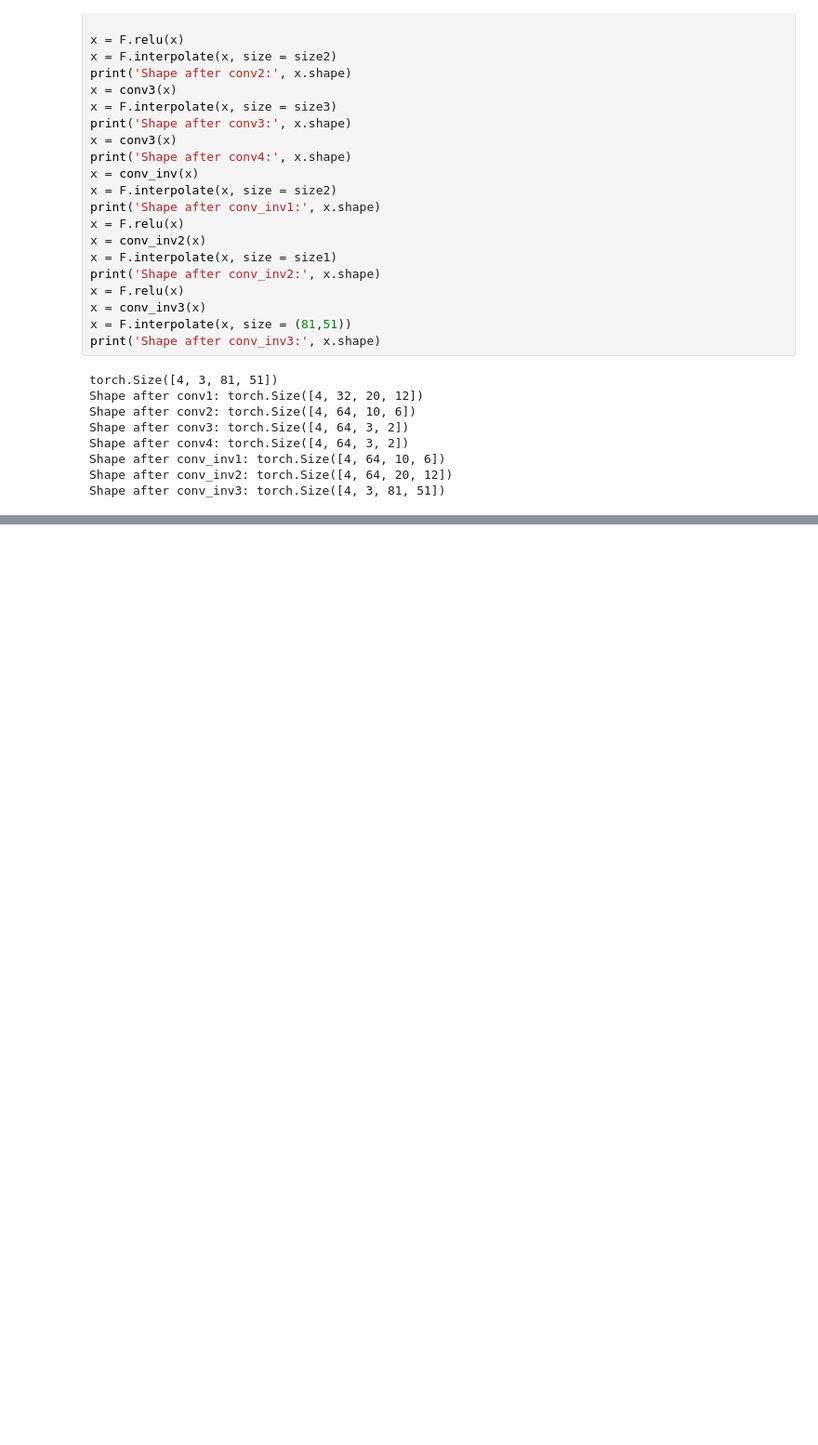
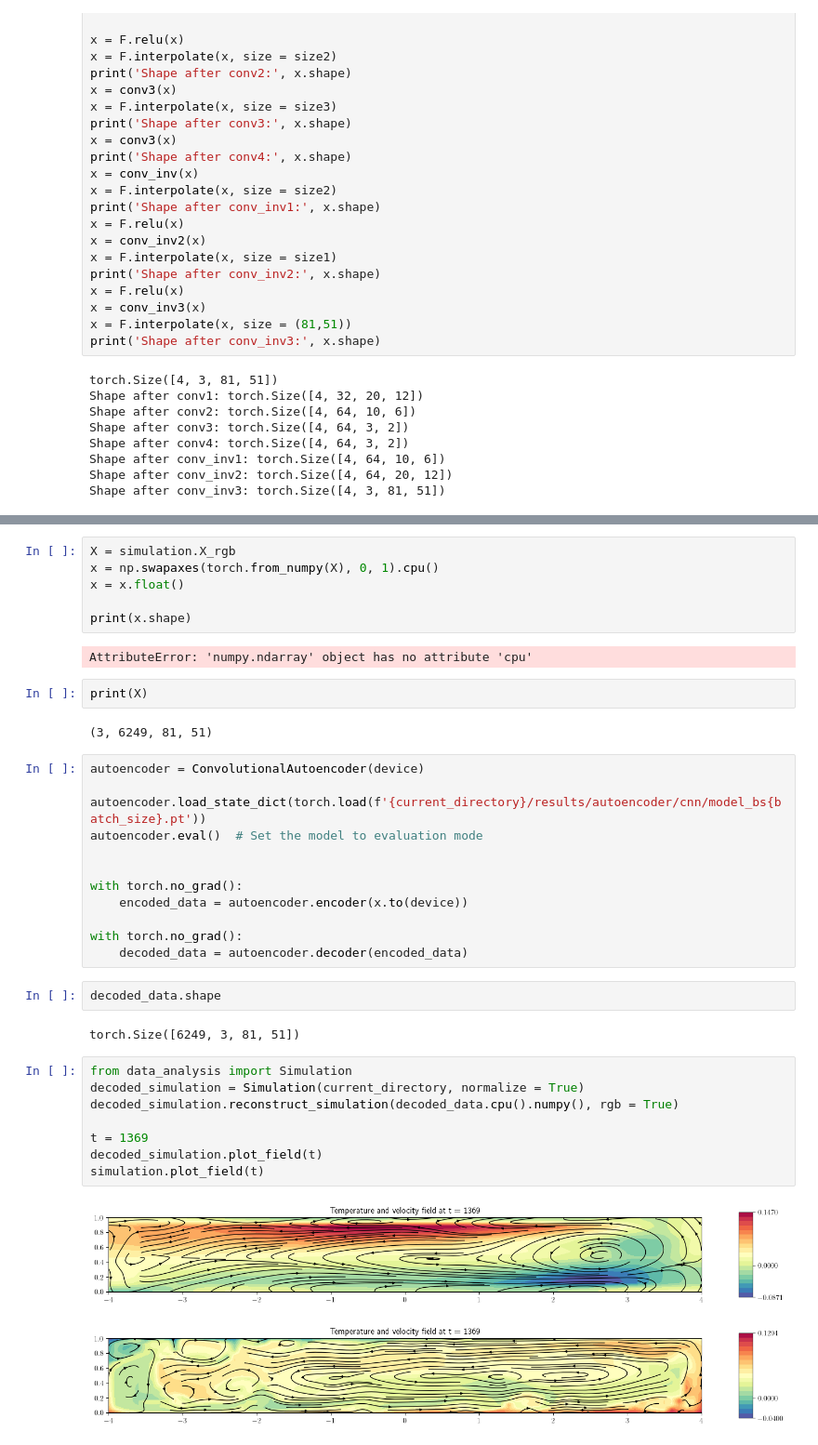
Before and after one commit to Julielmnt/Stage_M2, a Jupyter notebook: code/autoencoder.ipynb, the cells around one changed output, grey strips where cells are left out. Shown at 93% size. Drawn from its saved outputs; the diff is of its cells as text; blank space fills up the shorter version.

Commit message:
fist results on cnn

```diff
--- a/code/autoencoder.ipynb
+++ b/code/autoencoder.ipynb
@@ -456,0 +461,39 @@ tensor([[[[ 3.5996e-07,  2.4306e-05,  2.6055e-06],
+# %%
+X = simulation.X_rgb
+x = np.swapaxes(torch.from_numpy(X), 0, 1).cpu()
+x = x.float()
+
+print(x.shape)
+# %% [output]
+AttributeError: 'numpy.ndarray' object has no attribute 'cpu'
+# %%
+print(X)
+# %% [output]
+(3, 6249, 81, 51)
+# %%
+autoencoder = ConvolutionalAutoencoder(device)
+
+autoencoder.load_state_dict(torch.load(f'{current_directory}/results/autoencoder/cnn/model_bs{batch_size}.pt'))
+autoencoder.eval()  # Set the model to evaluation mode
+
+
+with torch.no_grad():
+    encoded_data = autoencoder.encoder(x.to(device))
+
+with torch.no_grad():
+    decoded_data = autoencoder.decoder(encoded_data)
+# %%
+decoded_data.shape
+# %% [output]
+torch.Size([6249, 3, 81, 51])
+# %%
+from data_analysis import Simulation
+decoded_simulation = Simulation(current_directory, normalize = True)
+decoded_simulation.reconstruct_simulation(decoded_data.cpu().numpy(), rgb = True)
+
+t = 1369
+decoded_simulation.plot_field(t)
+simulation.plot_field(t)
+# %% [output]
+[figure, added]
+[figure, added]
```
Also changed, not shown: parts of 11 cells of this notebook, 2 other files.
